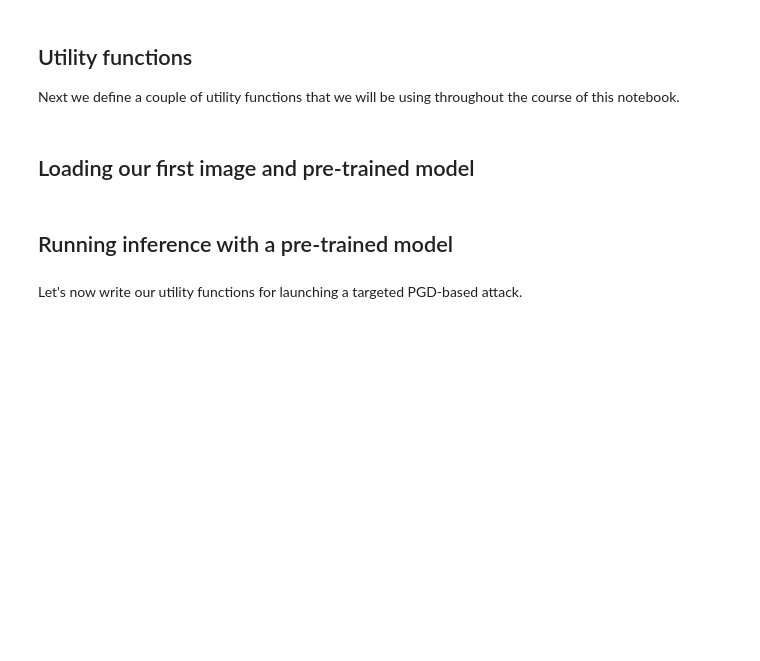
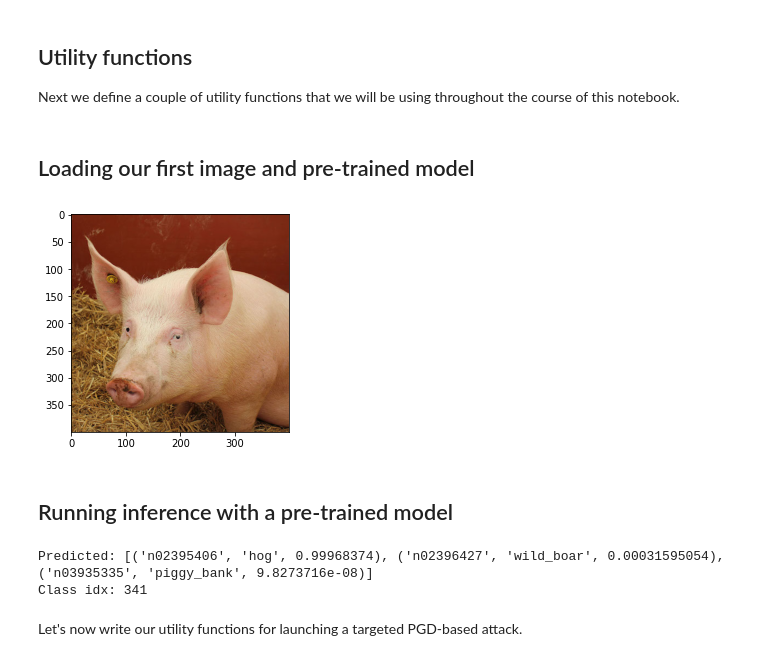
Before and after one commit to dipanjanS/adversarial-learning-robustness, a Jupyter notebook: tutorials/attacks/02_1_targeted_pgd.ipynb, the cells around one changed output. Drawn from its saved outputs; the diff is of its cells as text; code cells hidden in the pictures; blank space fills up the shorter version.

```diff
--- a/tutorials/attacks/02_1_targeted_pgd.ipynb
+++ b/tutorials/attacks/02_1_targeted_pgd.ipynb
@@ -60,15 +62,20 @@ def get_label(preds):
 # %% [markdown]
 ## Loading our first image and pre-trained model
 # %%
-sample_image = show_image("example.jpg")
+sample_image = show_image("pig.jpg")
 preprocessed_image = preprocess_image(sample_image, preprocess=True)
 resnet50 = tf.keras.applications.ResNet50(weights="imagenet")
+# %% [output]
+[figure, added]
 # %% [markdown]
 ## Running inference with a pre-trained model
 # %%
 preds = resnet50.predict(preprocessed_image)
 print("Predicted:", decode_predictions(preds, top=3)[0])
 print("Class idx:", preds.argmax())
+# %% [output]
+Predicted: [('n02395406', 'hog', 0.99968374), ('n02396427', 'wild_boar', 0.00031595054), ('n03935335', 'piggy_bank', 9.8273716e-08)]
+Class idx: 341
 # %% [markdown]
 Let's now write our utility functions for launching a targeted PGD-based attack.
 # %% [markdown]
```
Also changed, not shown: parts of 5 cells of this notebook, 1 other file.
